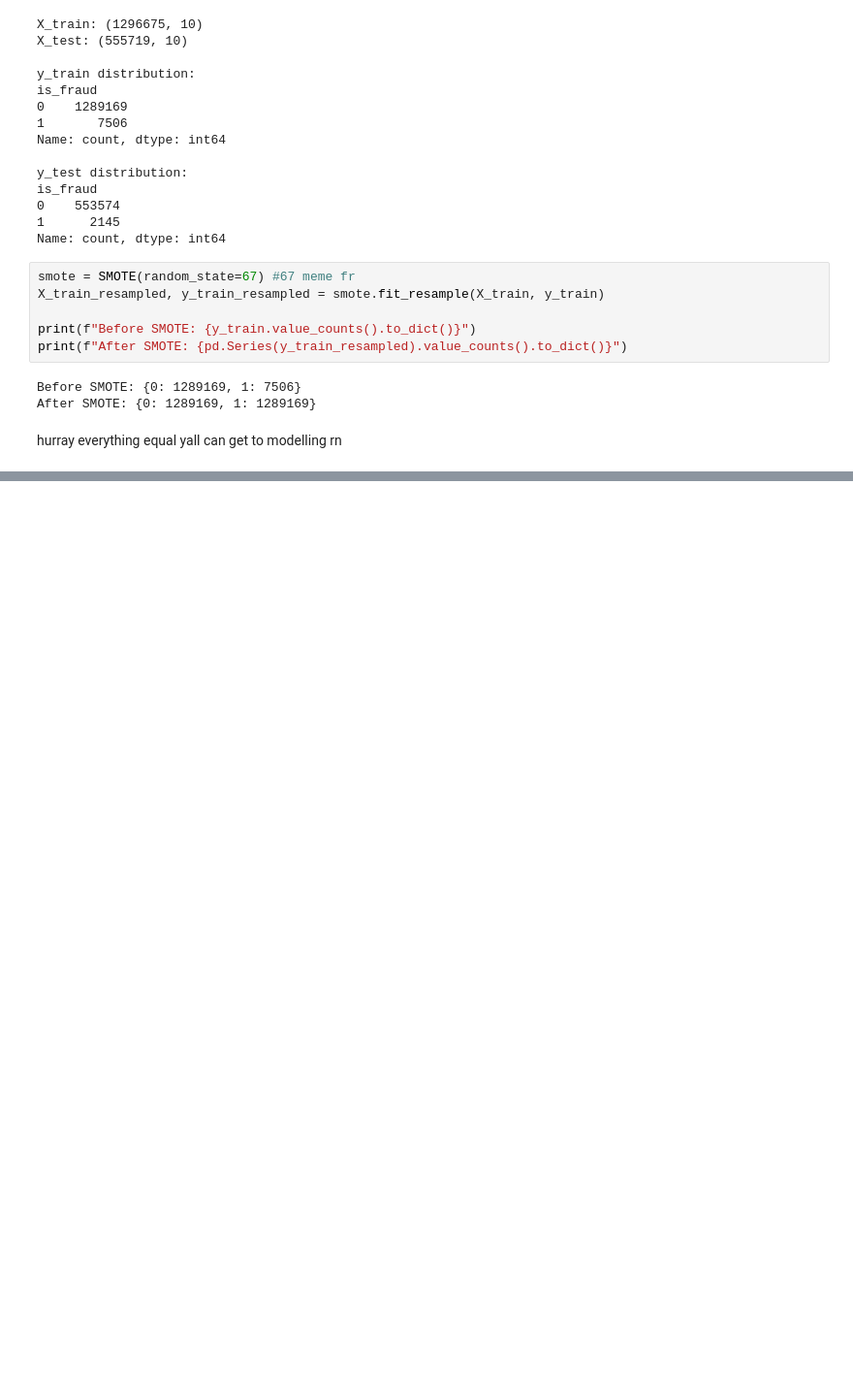
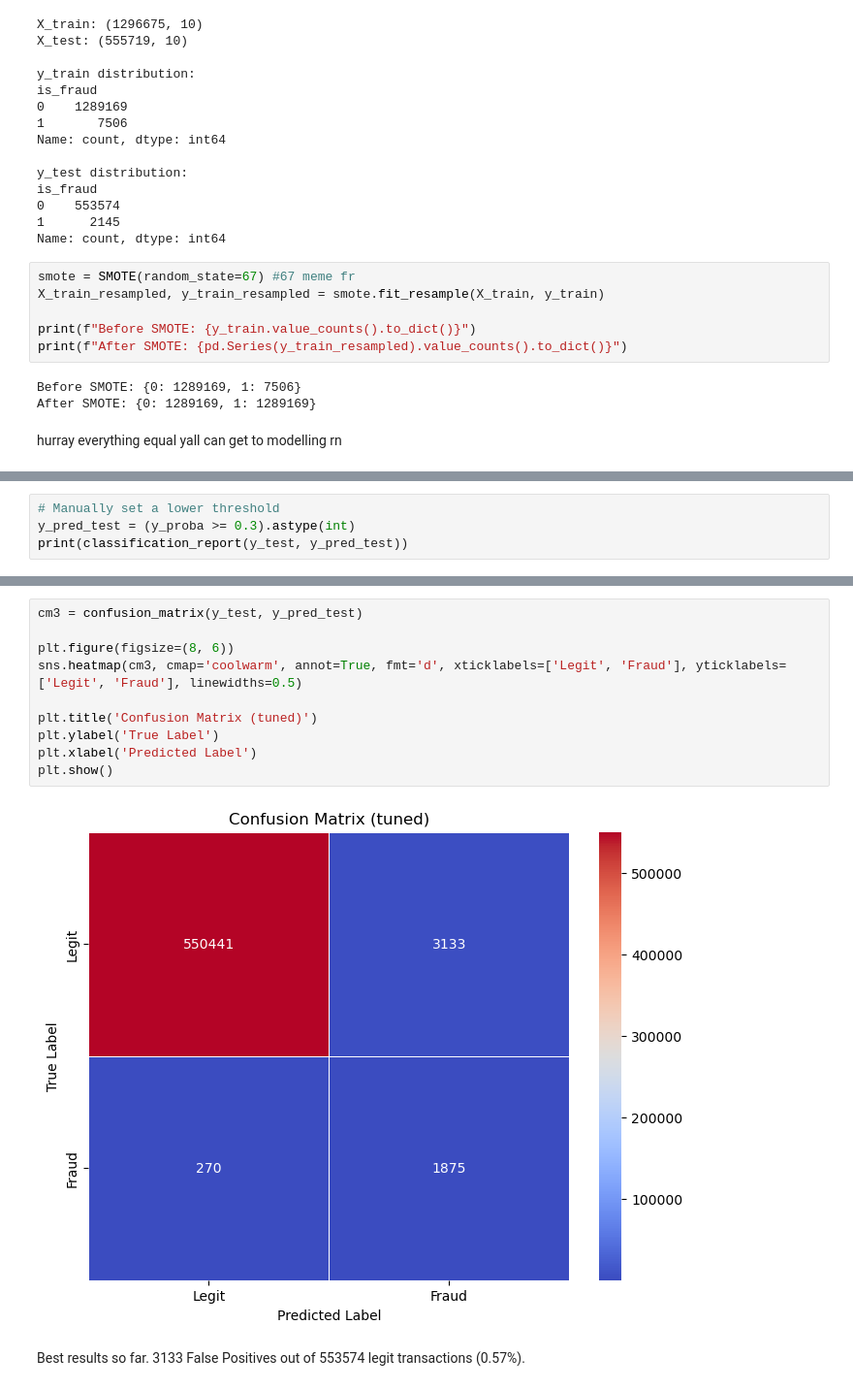
Before and after one commit to Tanjinul/INF2179-ML-Final-Project, a Jupyter notebook: Data_Cleaning_Exploratory.ipynb, the cells around one changed output, grey strips where cells are left out. Shown at 97% size. Saved outputs shown, nothing was run; the diff lists cells and outputs as text; blank space fills up the shorter version.

```diff
--- a/Data_Cleaning_Exploratory.ipynb
+++ b/Data_Cleaning_Exploratory.ipynb
@@ -319,0 +443,4 @@ hurray everything equal yall can get to modelling rn
+# %%
+# Manually set a lower threshold
+y_pred_test = (y_proba >= 0.3).astype(int)
+print(classification_report(y_test, y_pred_test))
@@ -319,0 +456,14 @@ hurray everything equal yall can get to modelling rn
+# %%
+cm3 = confusion_matrix(y_test, y_pred_test)
+
+plt.figure(figsize=(8, 6))
+sns.heatmap(cm3, cmap='coolwarm', annot=True, fmt='d', xticklabels=['Legit', 'Fraud'], yticklabels=['Legit', 'Fraud'], linewidths=0.5)
+
+plt.title('Confusion Matrix (tuned)')
+plt.ylabel('True Label')
+plt.xlabel('Predicted Label')
+plt.show()
+# %% [output]
+[figure, added]
+# %% [markdown]
+Best results so far. 3133 False Positives out of 553574 legit transactions (0.57%).
```
Also changed, not shown: parts of 9 cells of this notebook.
